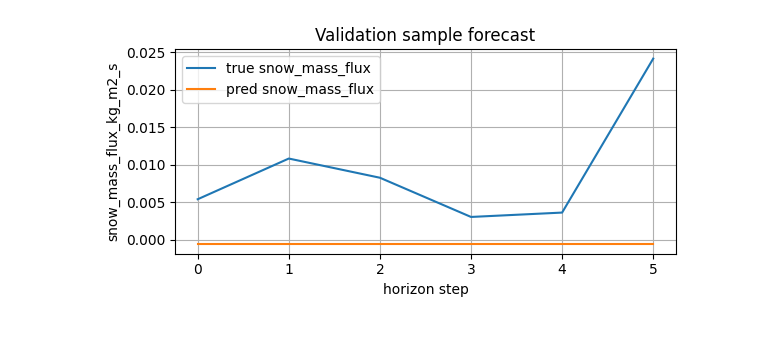
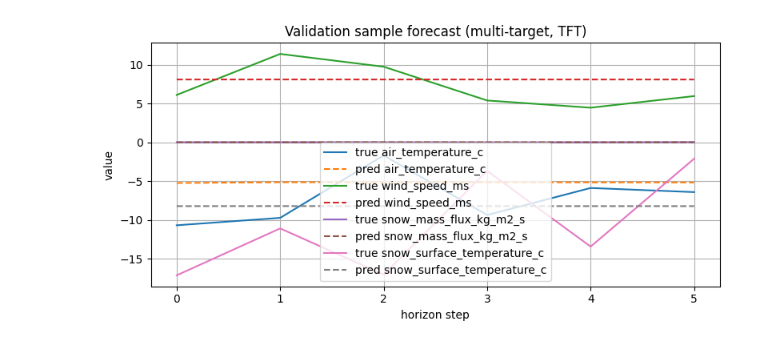
Before and after one commit to JekYUlll/microclimate_demo, a Jupyter notebook: train.ipynb, the cells around one changed output. Cells and saved outputs as stored; diff of their text form; code cells hidden in the pictures.

```diff
--- a/train.ipynb
+++ b/train.ipynb
@@ -97,5 +128,15 @@ train batches 125 val batches 32
 # %%
 device = 'cuda' if torch.cuda.is_available() else 'cpu'
-model = SnowLSTM(input_dim=len(KNOWN), horizon=horizon, target_dim=len(TARGET_COLS)).to(device)
+model = SnowTFT(
+    input_dim=len(KNOWN),
+    target_dim=len(TARGET_COLS),
+    known_future_dim=len(future_known_idx),
+    d_model=128,
+    nhead=4,
+    num_layers=2,
+).to(device)
 optim = torch.optim.Adam(model.parameters(), lr=1e-3)
 loss_fn = nn.MSELoss()
+
+feat_mean_t = torch.tensor(feat_mean_vec, device=device)
+feat_std_t = torch.tensor(feat_std_vec, device=device)
@@ -154,26 +184,24 @@ Epoch 19: train 4500.4003 val 4671.6753
 # %%
 import matplotlib.pyplot as plt
 
 model.eval()
 with torch.no_grad():
-    xb, yb = next(iter(val_loader))
-    xb = xb.to(device)
-    yb = yb.to(device)
-    preds = model(xb)
+    xb, fb, yb = next(iter(val_loader))
+    xb, fb, yb = xb.to(device), fb.to(device), yb.to(device)
+    preds = model(xb, fb).cpu().numpy()
+    yb = yb.cpu().numpy()
 
-pred = preds[0, :, 0].cpu().numpy()
-true = yb[0, :, 0].cpu().numpy()
-steps = range(len(pred))
-
-plt.figure(figsize=(6, 3))
-plt.plot(steps, true, label='true snow_mass_flux')
-plt.plot(steps, pred, label='pred snow_mass_flux')
+steps = range(preds.shape[1])
+plt.figure(figsize=(8, 4))
+for j, name in enumerate(TARGET_COLS):
+    plt.plot(steps, yb[0, :, j], label=f'true {name}')
+    plt.plot(steps, preds[0, :, j], '--', label=f'pred {name}')
 plt.xlabel('horizon step')
-plt.ylabel('snow_mass_flux_kg_m2_s')
-plt.title('Validation sample forecast')
+plt.ylabel('value')
+plt.title('Validation sample forecast (multi-target, TFT)')
 plt.legend()
 plt.grid(True)
 plt.tight_layout()
 plt.show()
 # %% [output]
-[figure, old version]
+[figure, new version]
```
Also changed, not shown: parts of 21 cells of this notebook, 7 other files.
